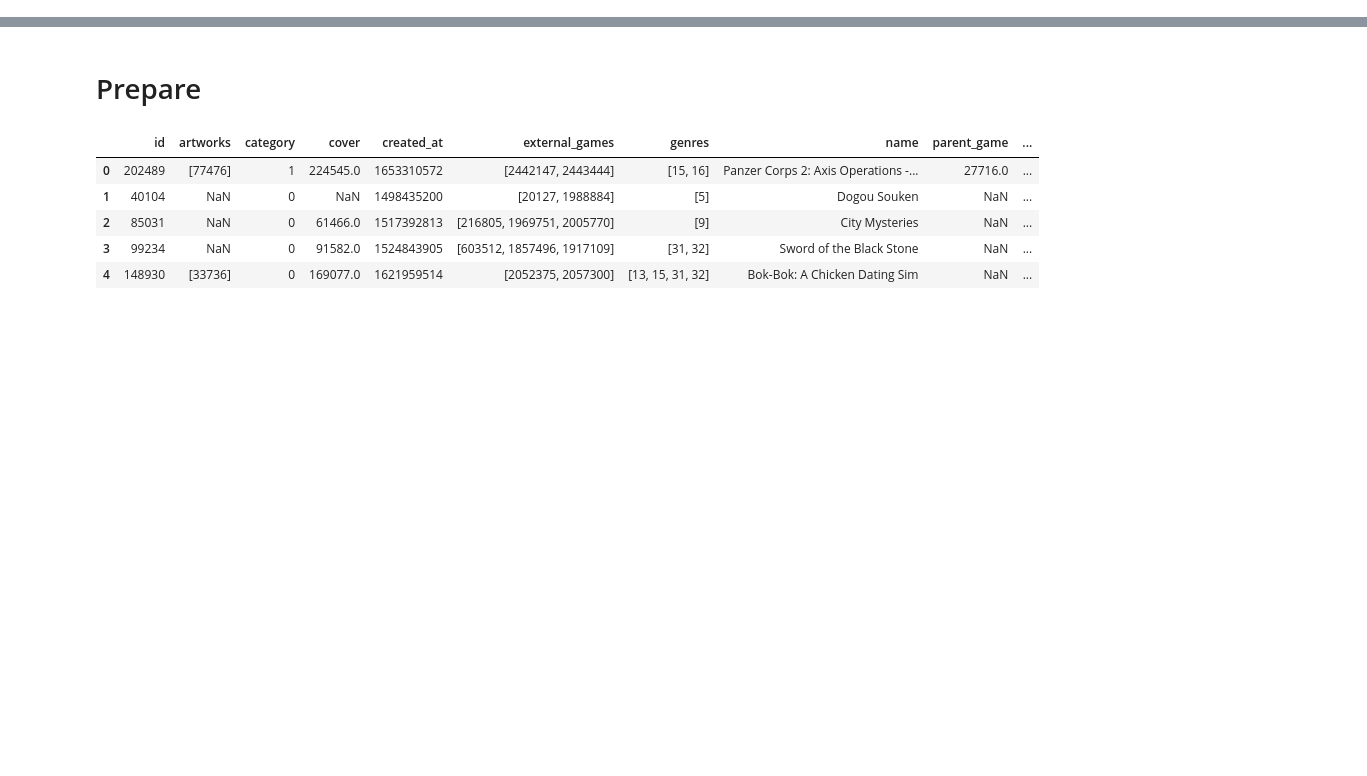
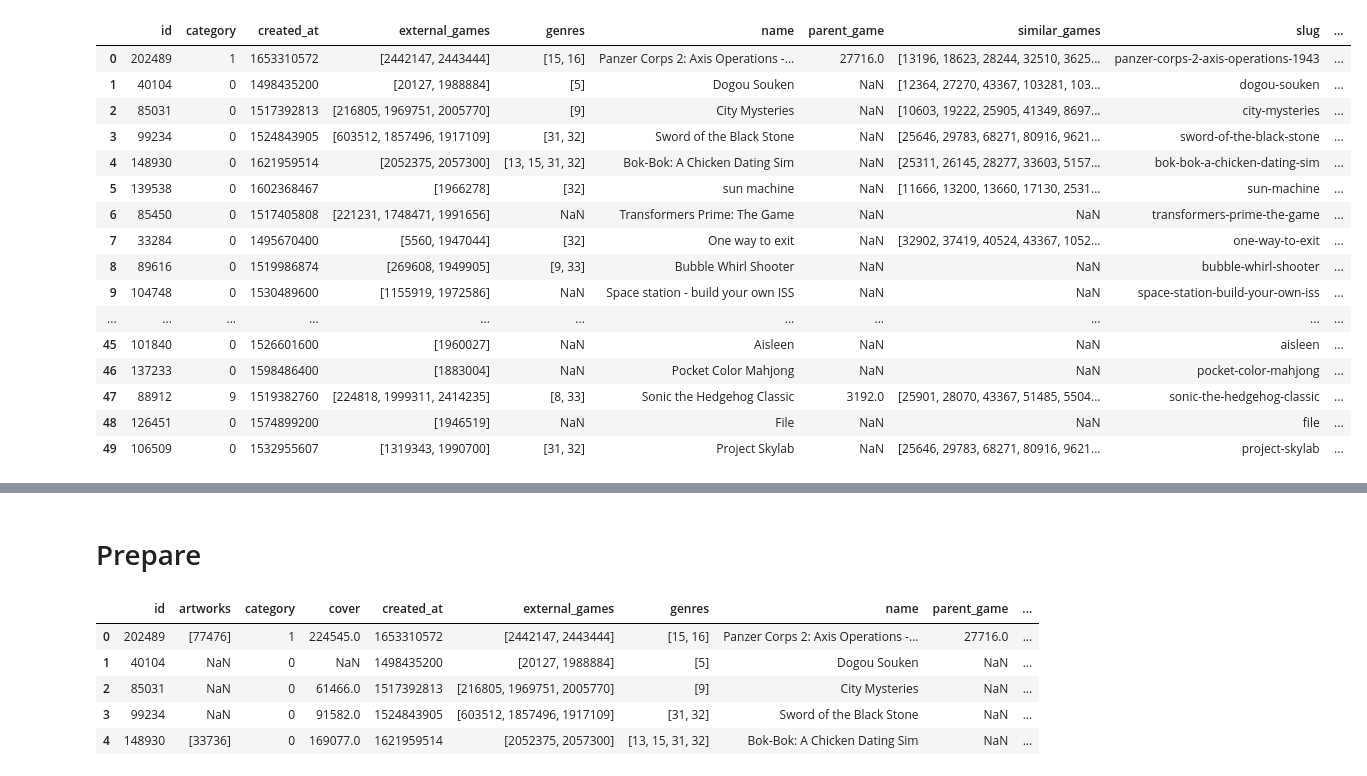
Before and after one commit to MrEnigmamgine/Videogame-Capstone_fork, a Jupyter notebook: glady's notebook.ipynb, the cells around one changed output, grey strips where cells are left out. Cells and saved outputs as stored; diff of their text form; code cells hidden in the pictures; blank space fills up the shorter version.

```diff
--- a/glady's notebook.ipynb
+++ b/glady's notebook.ipynb
@@ -29,0 +92,21 @@ access_token = connect_api()
+# %%
+pd.set_option('display.max_columns', None)
+df.head(50)
+# %% [output]
+|  | id | category | created_at | external_games | genres | name | parent_game | similar_games | slug | ... |
+| 0 | 202489 | 1 | 1653310572 | [2442147, 2443444] | [15, 16] | Panzer Corps 2: Axis Operations -... | 27716.0 | [13196, 18623, 28244, 32510, 3625... | panzer-corps-2-axis-operations-1943 | ... |
+| 1 | 40104 | 0 | 1498435200 | [20127, 1988884] | [5] | Dogou Souken | NaN | [12364, 27270, 43367, 103281, 103... | dogou-souken | ... |
+| 2 | 85031 | 0 | 1517392813 | [216805, 1969751, 2005770] | [9] | City Mysteries | NaN | [10603, 19222, 25905, 41349, 8697... | city-mysteries | ... |
+| 3 | 99234 | 0 | 1524843905 | [603512, 1857496, 1917109] | [31, 32] | Sword of the Black Stone | NaN | [25646, 29783, 68271, 80916, 9621... | sword-of-the-black-stone | ... |
+| 4 | 148930 | 0 | 1621959514 | [2052375, 2057300] | [13, 15, 31, 32] | Bok-Bok: A Chicken Dating Sim | NaN | [25311, 26145, 28277, 33603, 5157... | bok-bok-a-chicken-dating-sim | ... |
+| 5 | 139538 | 0 | 1602368467 | [1966278] | [32] | sun machine | NaN | [11666, 13200, 13660, 17130, 2531... | sun-machine | ... |
+| 6 | 85450 | 0 | 1517405808 | [221231, 1748471, 1991656] | NaN | Transformers Prime: The Game | NaN | NaN | transformers-prime-the-game | ... |
+| 7 | 33284 | 0 | 1495670400 | [5560, 1947044] | [32] | One way to exit | NaN | [32902, 37419, 40524, 43367, 1052... | one-way-to-exit | ... |
+| 8 | 89616 | 0 | 1519986874 | [269608, 1949905] | [9, 33] | Bubble Whirl Shooter | NaN | NaN | bubble-whirl-shooter | ... |
+| 9 | 104748 | 0 | 1530489600 | [1155919, 1972586] | NaN | Space station - build your own ISS | NaN | NaN | space-station-build-your-own-iss | ... |
+| ... | ... | ... | ... | ... | ... | ... | ... | ... | ... | ... |
+| 45 | 101840 | 0 | 1526601600 | [1960027] | NaN | Aisleen | NaN | NaN | aisleen | ... |
+| 46 | 137233 | 0 | 1598486400 | [1883004] | NaN | Pocket Color Mahjong | NaN | NaN | pocket-color-mahjong | ... |
+| 47 | 88912 | 9 | 1519382760 | [224818, 1999311, 2414235] | [8, 33] | Sonic the Hedgehog Classic | 3192.0 | [25901, 28070, 43367, 51485, 5504... | sonic-the-hedgehog-classic | ... |
+| 48 | 126451 | 0 | 1574899200 | [1946519] | NaN | File | NaN | NaN | file | ... |
+| 49 | 106509 | 0 | 1532955607 | [1319343, 1990700] | [31, 32] | Project Skylab | NaN | [25646, 29783, 68271, 80916, 9621... | project-skylab | ... |
```
Also changed, not shown: parts of 87 cells of this notebook.
